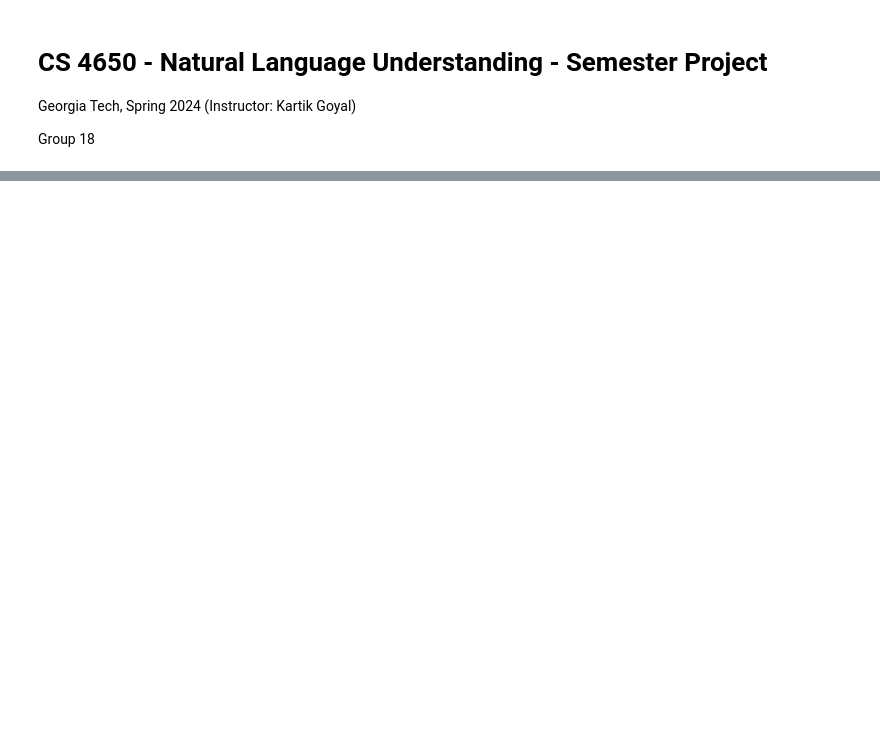
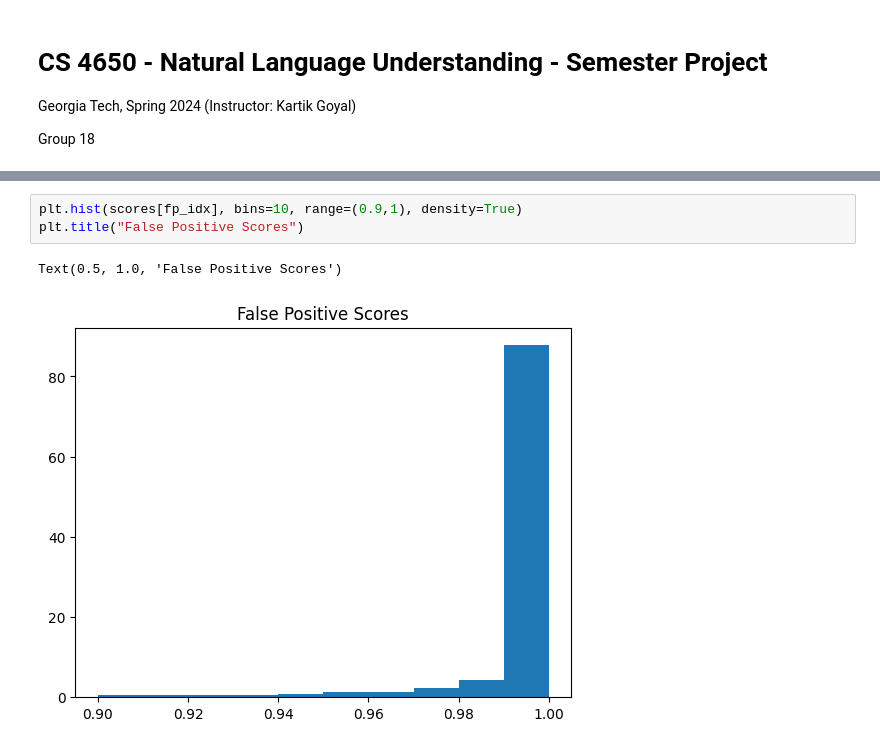
Before and after one commit to mark-glinberg/Hyperpartisanship-Analysis, a Jupyter notebook: dataset_and_model.ipynb, the cells around one changed output, grey strips where cells are left out. Cells and saved outputs as stored; diff of their text form; blank space fills up the shorter version.

```diff
--- a/dataset_and_model.ipynb
+++ b/dataset_and_model.ipynb
@@ -129,0 +113,6 @@ for index in mislabeled_indices:
+# %%
+plt.hist(scores[fp_idx], bins=10, range=(0.9,1), density=True)
+plt.title("False Positive Scores")
+# %% [output]
+Text(0.5, 1.0, 'False Positive Scores')
+[figure, added]
```
Also changed, not shown: parts of 43 cells of this notebook, 1 other file.
